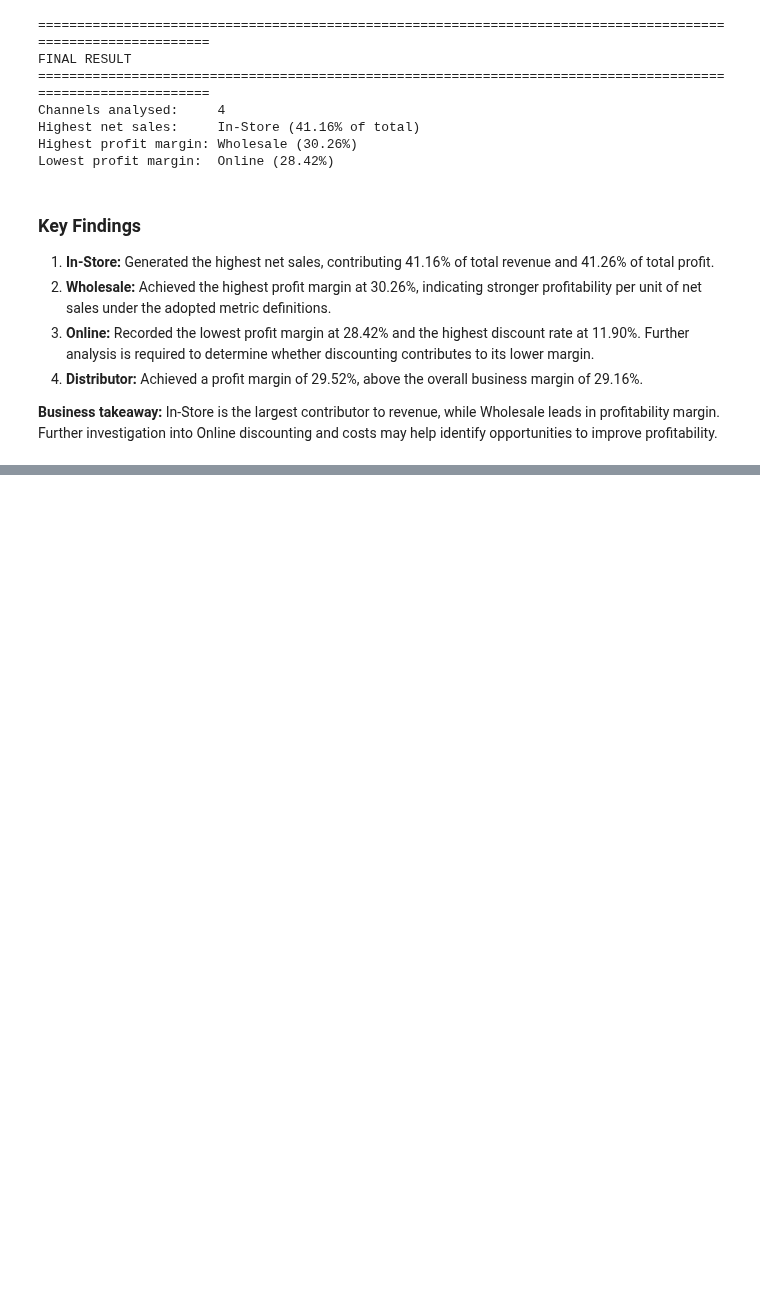
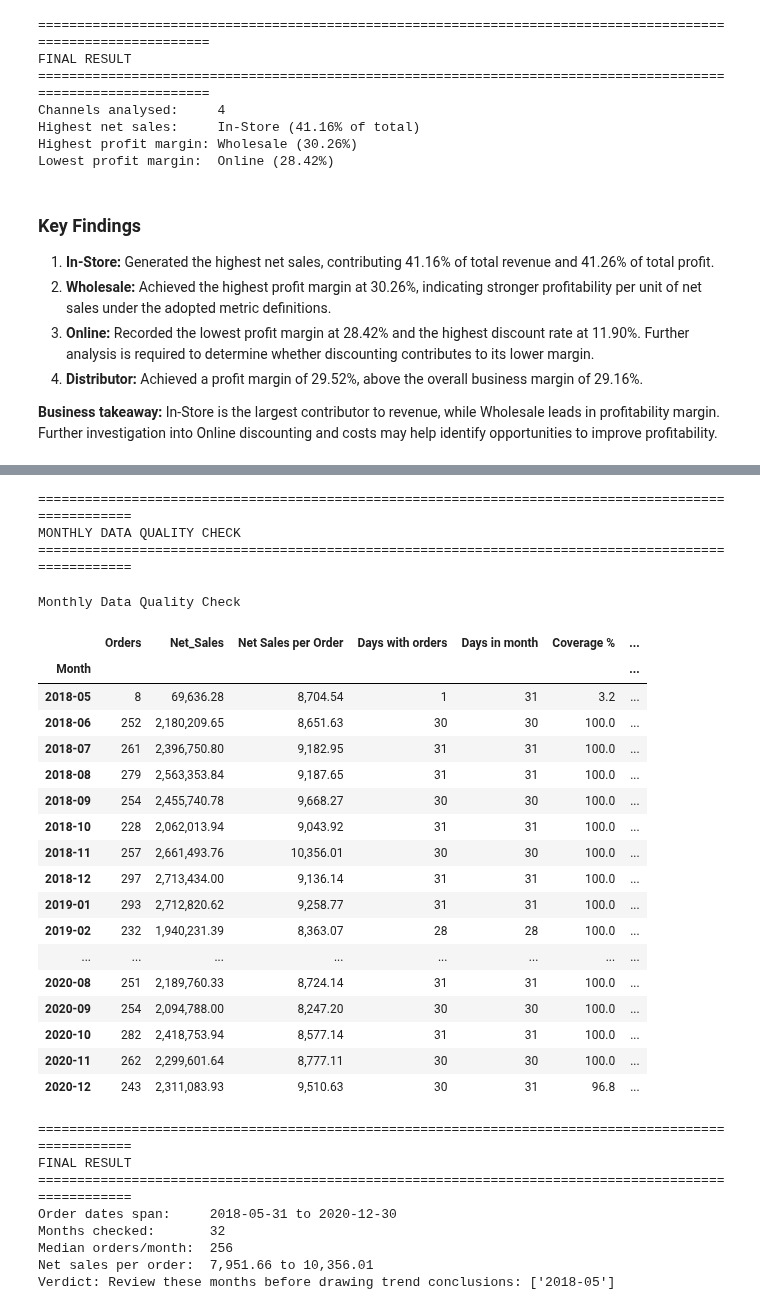
Before and after one commit to silverbullet-ai/intelligent-systems, a Jupyter notebook: da/sales-data-analysis/notebooks/02_sales_analysis.ipynb, the cells around one changed output, grey strips where cells are left out. Drawn from its saved outputs; the diff is of its cells as text; code cells hidden in the pictures; blank space fills up the shorter version.

```diff
--- a/da/sales-data-analysis/notebooks/02_sales_analysis.ipynb
+++ b/da/sales-data-analysis/notebooks/02_sales_analysis.ipynb
@@ -386,0 +513,74 @@ Lowest profit margin:  Online (28.42%)
+# %%
+# Inspect monthly order counts and net sales
+monthly_sales['Net Sales per Order'] = monthly_sales['Net_Sales'] / monthly_sales['Orders']
+
+# Days in each month that actually have orders
+active_days = clean_df.groupby(clean_df['OrderDate'].dt.to_period('M'))['OrderDate'].nunique()
+
+quality = monthly_sales[['Orders', 'Net_Sales', 'Net Sales per Order']].copy()
+quality['Days with orders'] = active_days
+quality['Days in month']    = quality.index.days_in_month
+quality['Coverage %']       = quality['Days with orders'] / quality['Days in month'] * 100
+quality['Orders vs median %'] = (quality['Orders'] / quality['Orders'].median() - 1) * 100
+
+# Flag months that may be partial or unusually thin
+quality['Flag'] = ((quality['Coverage %'] < 80) | (quality['Orders vs median %'] < -50)).map({True: 'CHECK', False: ''})
+
+fmt = {
+    'Orders': '{:,.0f}', 'Net_Sales': '{:,.2f}', 'Net Sales per Order': '{:,.2f}',
+    'Days with orders': '{:,.0f}', 'Days in month': '{:,.0f}',
+    'Coverage %': '{:.1f}', 'Orders vs median %': '{:+.1f}',
+}
+
+print(f"\n{'=' * 100}\nMONTHLY DATA QUALITY CHECK\n{'=' * 100}")
+display(
+    quality.style
+           .format(fmt)
+           .apply(lambda r: ['background-color: #ffd6d6; color: #8b0000; font-weight: bold'] * len(r)
+              if r['Flag'] else [''] * len(r),
+    axis=1
+)
+           .set_caption('Monthly Data Quality Check')
+)
+
+# Final result
+flagged = quality.index[quality['Flag'] == 'CHECK'].astype(str).tolist()
+
+print(f"\n{'=' * 100}\nFINAL RESULT\n{'=' * 100}")
+print(f"Order dates span:     {clean_df['OrderDate'].min().date()} to {clean_df['OrderDate'].max().date()}")
+print(f"Months checked:       {len(quality)}")
+print(f"Median orders/month:  {quality['Orders'].median():,.0f}")
+print(f"Net sales per order:  {quality['Net Sales per Order'].min():,.2f} to {quality['Net Sales per Order'].max():,.2f}")
+print("Verdict:", "No partial or unusually thin months found." if not flagged
+      else f"Review these months before drawing trend conclusions: {flagged}")
+# %% [output]
+====================================================================================================
+MONTHLY DATA QUALITY CHECK
+====================================================================================================
+Monthly Data Quality Check
+|  | Orders | Net_Sales | Net Sales per Order | Days with orders | Days in month | Coverage % | ... |
+| Month |  |  |  |  |  |  | ... |
+| 2018-05 | 8 | 69,636.28 | 8,704.54 | 1 | 31 | 3.2 | ... |
+| 2018-06 | 252 | 2,180,209.65 | 8,651.63 | 30 | 30 | 100.0 | ... |
+| 2018-07 | 261 | 2,396,750.80 | 9,182.95 | 31 | 31 | 100.0 | ... |
+| 2018-08 | 279 | 2,563,353.84 | 9,187.65 | 31 | 31 | 100.0 | ... |
+| 2018-09 | 254 | 2,455,740.78 | 9,668.27 | 30 | 30 | 100.0 | ... |
+| 2018-10 | 228 | 2,062,013.94 | 9,043.92 | 31 | 31 | 100.0 | ... |
+| 2018-11 | 257 | 2,661,493.76 | 10,356.01 | 30 | 30 | 100.0 | ... |
+| 2018-12 | 297 | 2,713,434.00 | 9,136.14 | 31 | 31 | 100.0 | ... |
+| 2019-01 | 293 | 2,712,820.62 | 9,258.77 | 31 | 31 | 100.0 | ... |
+| 2019-02 | 232 | 1,940,231.39 | 8,363.07 | 28 | 28 | 100.0 | ... |
+| ... | ... | ... | ... | ... | ... | ... | ... |
+| 2020-08 | 251 | 2,189,760.33 | 8,724.14 | 31 | 31 | 100.0 | ... |
+| 2020-09 | 254 | 2,094,788.00 | 8,247.20 | 30 | 30 | 100.0 | ... |
+| 2020-10 | 282 | 2,418,753.94 | 8,577.14 | 31 | 31 | 100.0 | ... |
+| 2020-11 | 262 | 2,299,601.64 | 8,777.11 | 30 | 30 | 100.0 | ... |
+| 2020-12 | 243 | 2,311,083.93 | 9,510.63 | 30 | 31 | 96.8 | ... |
+====================================================================================================
+FINAL RESULT
+====================================================================================================
+Order dates span:     2018-05-31 to 2020-12-30
+Months checked:       32
+Median orders/month:  256
+Net sales per order:  7,951.66 to 10,356.01
+Verdict: Review these months before drawing trend conclusions: ['2018-05']
```
Also changed, not shown: parts of 6 cells of this notebook.
